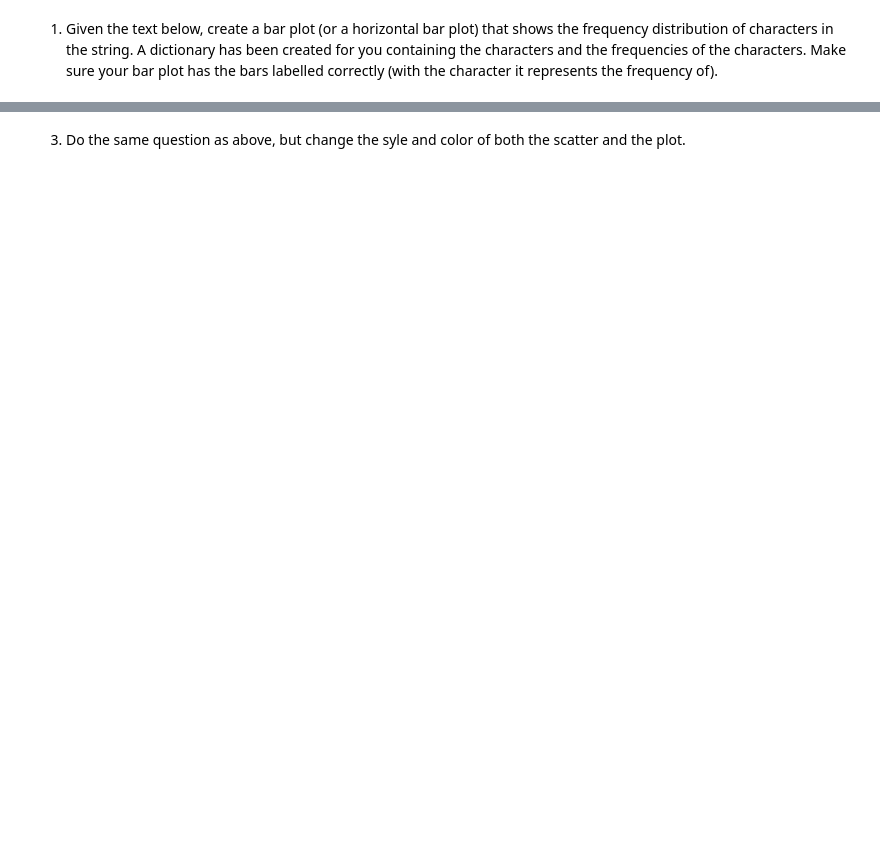
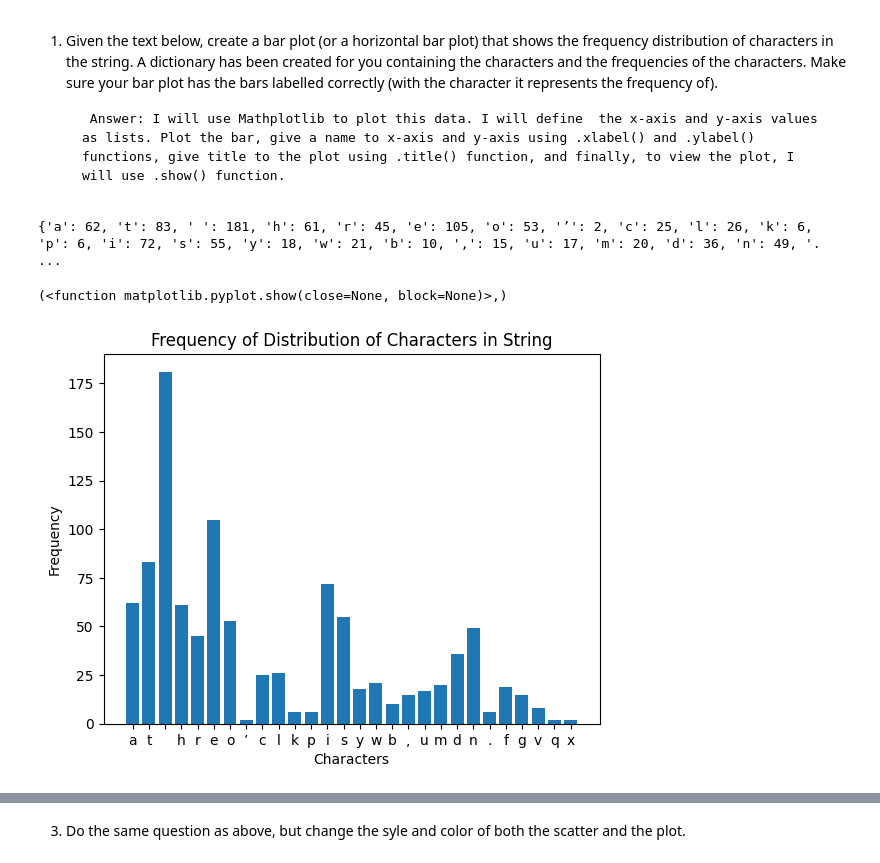
Before and after one commit to s566319/pyplot, a Jupyter notebook: pyplot.ipynb, the cells around one changed output, grey strips where cells are left out. Saved outputs shown, nothing was run; the diff lists cells and outputs as text; code cells hidden in the pictures; blank space fills up the shorter version.

```diff
--- a/pyplot.ipynb
+++ b/pyplot.ipynb
@@ -34,11 +51,25 @@ ModuleNotFoundError: No module named 'matplotlib'
 1. Given the text below, create a bar plot (or a horizontal bar plot) that shows the frequency distribution of characters in the string.
 A dictionary has been created for you containing the characters and the frequencies of the characters.
 Make sure your bar plot has the bars labelled correctly (with the character it represents the frequency of).
+
+        Answer: I will use Mathplotlib to plot this data. I will define  the x-axis and y-axis values as lists. Plot the bar, give a name to x-axis and y-axis using .xlabel() and .ylabel() functions, give title to the plot using .title() function, and finally, to view the plot, I will use .show() function.
 # %%
 from collections import Counter
+import matplotlib.pyplot as plt
 TEXT = "At three o’clock precisely I was at Baker Street, but Holmes had not yet returned. The landlady informed me that he had left the house shortly after eight o’clock in the morning. I sat down beside the fire, however, with the intention of awaiting him, however long he might be. I was already deeply interested in his inquiry, for, though it was surrounded by none of the grim and strange features which were associated with the two crimes which I have already recorded, still, the nature of the case and the exalted station of his client gave it a character of its own. Indeed, apart from the nature of the investigation which my friend had on hand, there was something in his masterly grasp of a situation, and his keen, incisive reasoning, which made it a pleasure to me to study his system of work, and to follow the quick, subtle methods by which he disentangled the most inextricable mysteries. So accustomed was I to his invariable success that the very possibility of his failing had ceased to enter into my head.".lower()
 letter_freq = dict(Counter(TEXT))
-
-# make a bar plot with an appropriate title, correct xtick labels, and labeled axes
+print(letter_freq)
+# For the actual bar graph
+plt.bar(
+    letter_freq.keys(),
+    letter_freq.values()),
+plt.xlabel('Characters'),
+plt.ylabel('Frequency'),
+plt.title('Frequency of Distribution of Characters in String'),
+plt.show,
+# %% [output]
+{'a': 62, 't': 83, ' ': 181, 'h': 61, 'r': 45, 'e': 105, 'o': 53, '’': 2, 'c': 25, 'l': 26, 'k': 6, 'p': 6, 'i': 72, 's': 55, 'y': 18, 'w': 21, 'b': 10, ',': 15, 'u': 17, 'm': 20, 'd': 36, 'n': 49, '. ...
+(<function matplotlib.pyplot.show(close=None, block=None)>,)
+[figure, added]
 # %% [markdown]
 2. Generate a sequence of at least 5 random numbers (integers are fine), and visualize the data using both `scatter` and `plot` on different axes.  You may use the index of the value as its x value in the plot.
```
Also changed, not shown: parts of 8 cells of this notebook, 1 other file.
